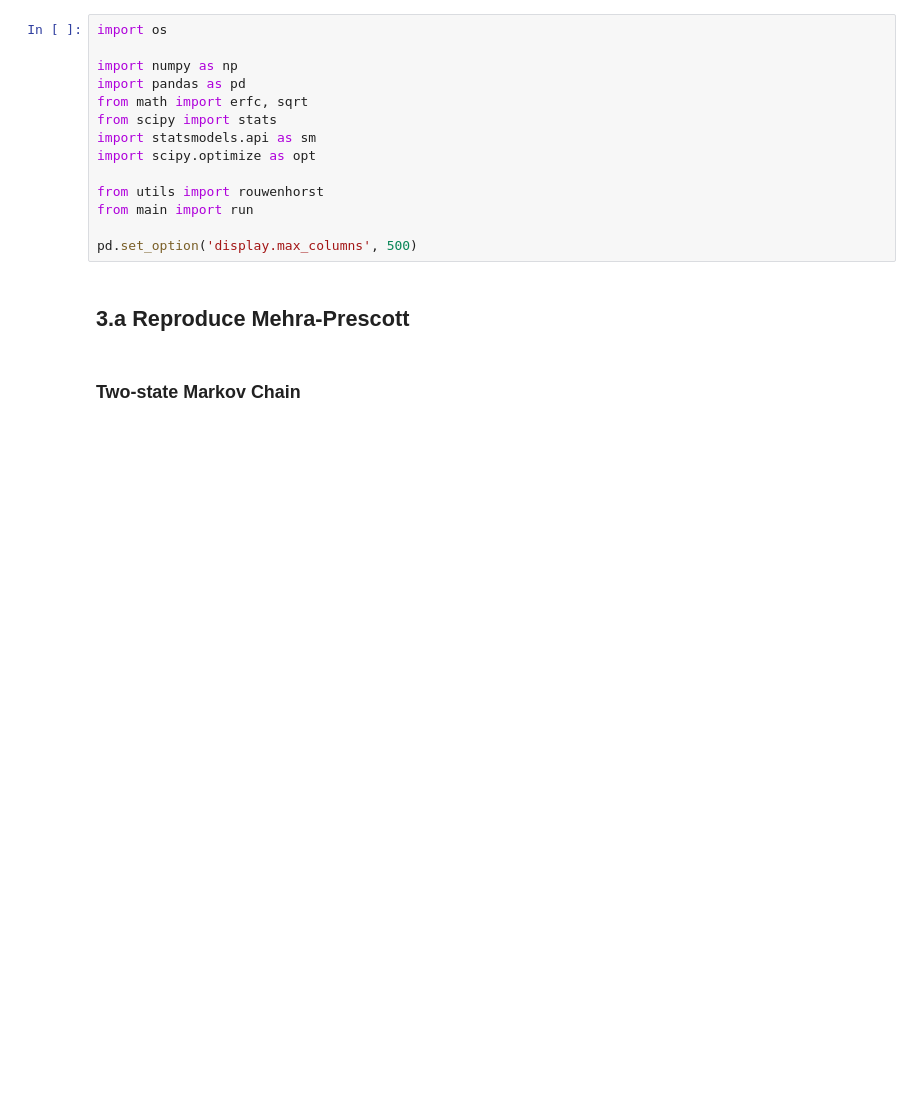
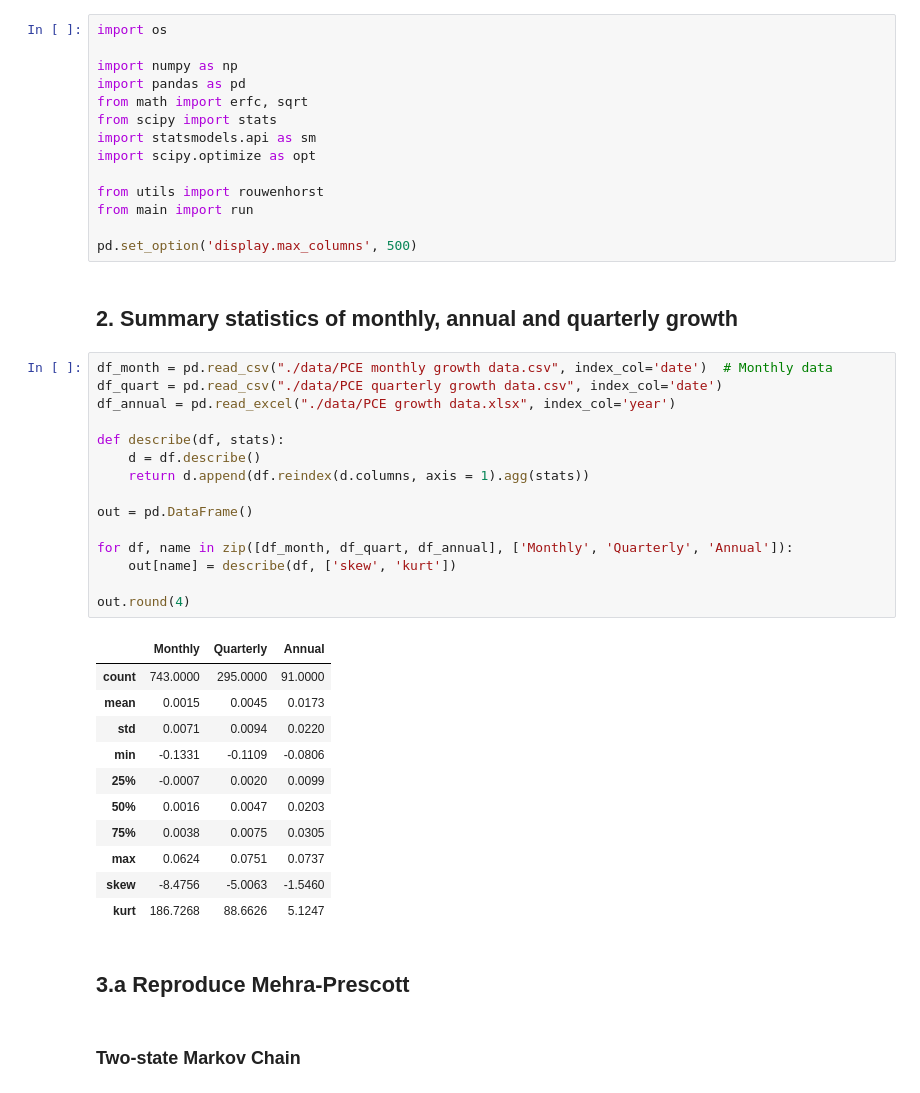
Before and after one commit to Cstolborg/MehraPrescott, a Jupyter notebook: main.ipynb, the cells around one changed output. Saved outputs shown, nothing was run; the diff lists cells and outputs as text; blank space fills up the shorter version.

```diff
--- a/main.ipynb
+++ b/main.ipynb
@@ -12,6 +12,35 @@ from utils import rouwenhorst
 from main import run
 
 pd.set_option('display.max_columns', 500)
+# %% [markdown]
+## 2. Summary statistics of monthly, annual and quarterly growth
+# %%
+df_month = pd.read_csv("./data/PCE monthly growth data.csv", index_col='date')  # Monthly data
+df_quart = pd.read_csv("./data/PCE quarterly growth data.csv", index_col='date')
+df_annual = pd.read_excel("./data/PCE growth data.xlsx", index_col='year')
+
+def describe(df, stats):
+    d = df.describe()
+    return d.append(df.reindex(d.columns, axis = 1).agg(stats))
+
+out = pd.DataFrame()
+
+for df, name in zip([df_month, df_quart, df_annual], ['Monthly', 'Quarterly', 'Annual']):
+    out[name] = describe(df, ['skew', 'kurt'])
+
+out.round(4)
+# %% [output]
+|  | Monthly | Quarterly | Annual |
+| count | 743.0000 | 295.0000 | 91.0000 |
+| mean | 0.0015 | 0.0045 | 0.0173 |
+| std | 0.0071 | 0.0094 | 0.0220 |
+| min | -0.1331 | -0.1109 | -0.0806 |
+| 25% | -0.0007 | 0.0020 | 0.0099 |
+| 50% | 0.0016 | 0.0047 | 0.0203 |
+| 75% | 0.0038 | 0.0075 | 0.0305 |
+| max | 0.0624 | 0.0751 | 0.0737 |
+| skew | -8.4756 | -5.0063 | -1.5460 |
+| kurt | 186.7268 | 88.6626 | 5.1247 |
 # %% [markdown]
 ## 3.a Reproduce Mehra-Prescott
 # %% [markdown]
```
Also changed, not shown: 1 other file.
